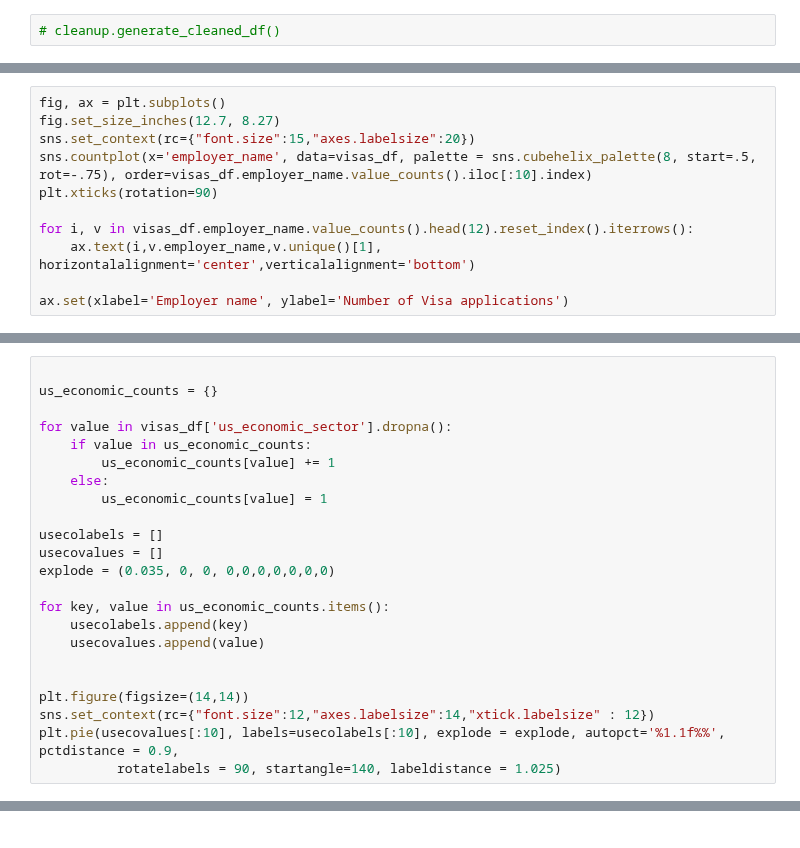
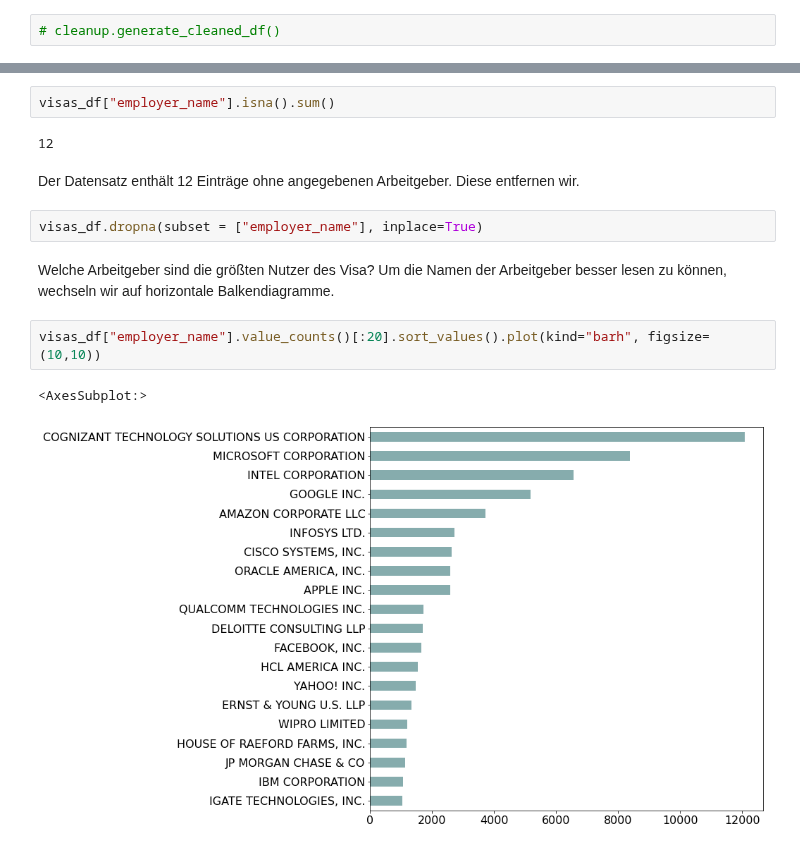
Before and after one commit to andy8001/python_visa, a Jupyter notebook: analysis/einwandererArbeitgeber.ipynb, the cells around one changed output, grey strips where cells are left out. Saved outputs shown, nothing was run; the diff lists cells and outputs as text.

```diff
--- a/analysis/einwandererArbeitgeber.ipynb
+++ b/analysis/einwandererArbeitgeber.ipynb
@@ -23,11 +24,0 @@ visas_df.head ()
-# %%
-fig, ax = plt.subplots()
-fig.set_size_inches(12.7, 8.27)
-sns.set_context(rc={"font.size":15,"axes.labelsize":20})
-sns.countplot(x='employer_name', data=visas_df, palette = sns.cubehelix_palette(8, start=.5, rot=-.75), order=visas_df.employer_name.value_counts().iloc[:10].index)
-plt.xticks(rotation=90)
-
-for i, v in visas_df.employer_name.value_counts().head(12).reset_index().iterrows():
-    ax.text(i,v.employer_name,v.unique()[1], horizontalalignment='center',verticalalignment='bottom')
-
-ax.set(xlabel='Employer name', ylabel='Number of Visa applications')
@@ -41,23 +24,0 @@ In welcher Branche fangen die Visa Bewerber an zu arbeiten? Hierzu wird eine Lis
-# %%
-
-us_economic_counts = {}
-
-for value in visas_df['us_economic_sector'].dropna():
-    if value in us_economic_counts:
-        us_economic_counts[value] += 1
-    else:
-        us_economic_counts[value] = 1
-
-usecolabels = []
-usecovalues = []
-explode = (0.035, 0, 0, 0,0,0,0,0,0,0)
-
-for key, value in us_economic_counts.items():
-    usecolabels.append(key)
-    usecovalues.append(value)
-
-
-plt.figure(figsize=(14,14))
-sns.set_context(rc={"font.size":12,"axes.labelsize":14,"xtick.labelsize" : 12})
-plt.pie(usecovalues[:10], labels=usecolabels[:10], explode = explode, autopct='%1.1f%%', pctdistance = 0.9,
-          rotatelabels = 90, startangle=140, labeldistance = 1.025)
@@ -85,0 +55,16 @@ Die meisten Bewerber arbeiten in der IT Branche
+# %%
+visas_df["employer_name"].isna().sum()
+# %% [output]
+12
+# %% [markdown]
+Der Datensatz enthält 12 Einträge ohne angegebenen Arbeitgeber. Diese entfernen wir.
+# %%
+visas_df.dropna(subset = ["employer_name"], inplace=True)
+# %% [markdown]
+Welche Arbeitgeber sind die größten Nutzer des Visa?
+Um die Namen der Arbeitgeber besser lesen zu können, wechseln wir auf horizontale Balkendiagramme.
+# %%
+visas_df["employer_name"].value_counts()[:20].sort_values().plot(kind="barh", figsize=(10,10))
+# %% [output]
+<AxesSubplot:>
+[figure, added]
```
Also changed, not shown: parts of 52 cells of this notebook.
